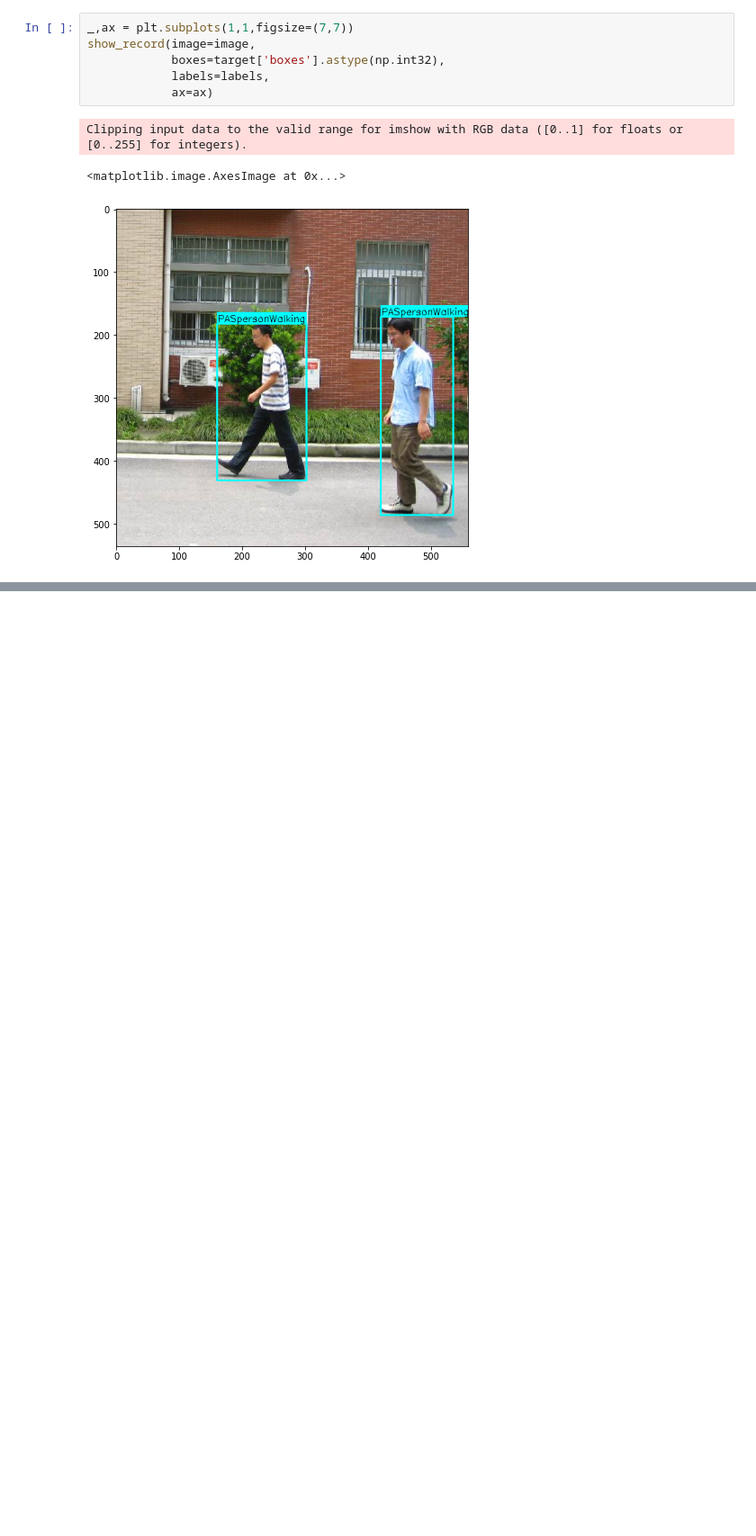
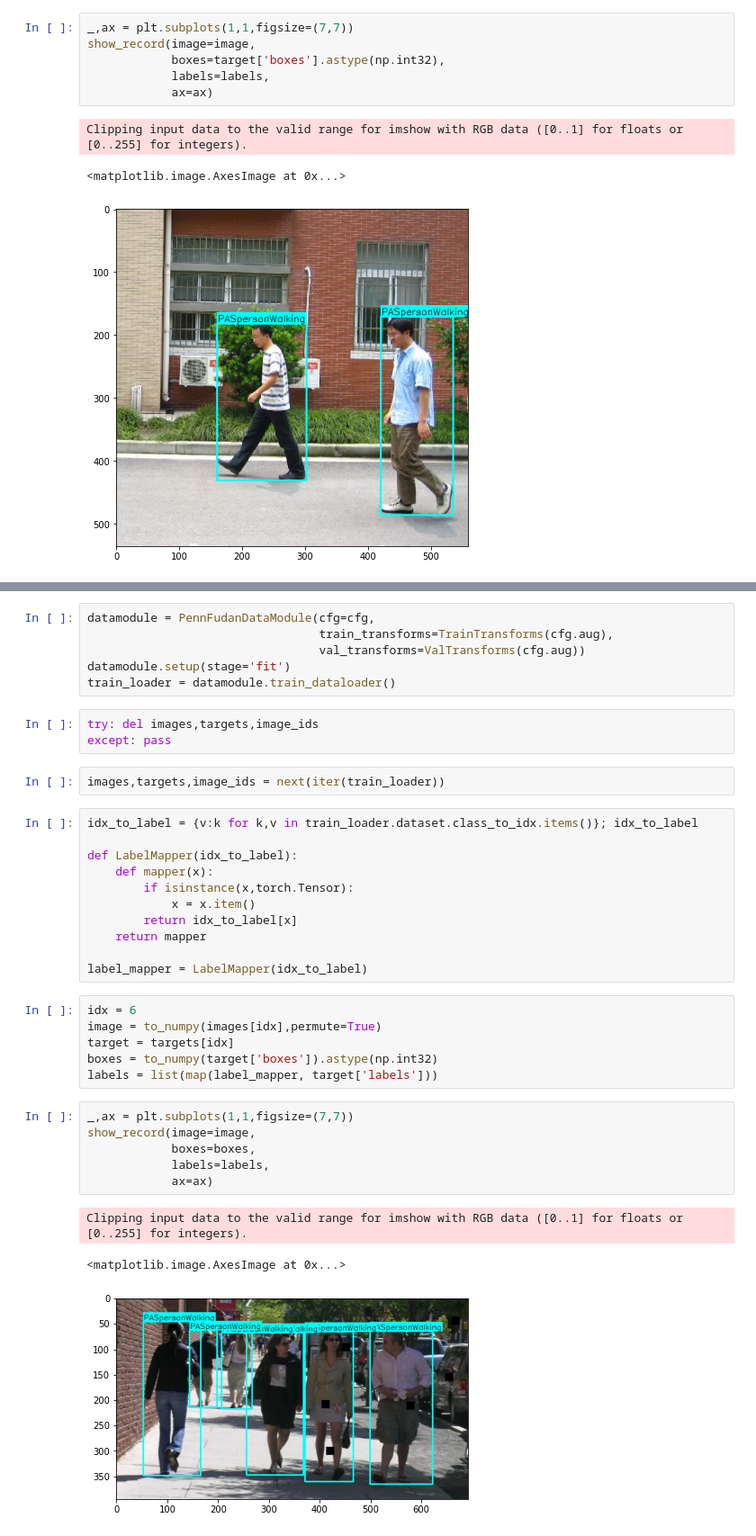
Before and after one commit to Kshitij09/pedestrian-detection, a Jupyter notebook: explore_dataset.ipynb, the cells around one changed output, grey strips where cells are left out. Shown: that part at 90% size. Saved outputs shown, nothing was run; the diff lists cells and outputs as text; blank space fills up the shorter version.

```diff
--- a/explore_dataset.ipynb
+++ b/explore_dataset.ipynb
@@ -113,0 +150,38 @@ Clipping input data to the valid range for imshow with RGB data ([0..1] for floa
+# %%
+datamodule = PennFudanDataModule(cfg=cfg,
+                                 train_transforms=TrainTransforms(cfg.aug),
+                                 val_transforms=ValTransforms(cfg.aug))
+datamodule.setup(stage='fit')
+train_loader = datamodule.train_dataloader()
+# %%
+try: del images,targets,image_ids
+except: pass
+# %%
+images,targets,image_ids = next(iter(train_loader))
+# %%
+idx_to_label = {v:k for k,v in train_loader.dataset.class_to_idx.items()}; idx_to_label
+
+def LabelMapper(idx_to_label):
+    def mapper(x):
+        if isinstance(x,torch.Tensor):
+            x = x.item()
+        return idx_to_label[x]
+    return mapper
+
+label_mapper = LabelMapper(idx_to_label)
+# %%
+idx = 6
+image = to_numpy(images[idx],permute=True)
+target = targets[idx]
+boxes = to_numpy(target['boxes']).astype(np.int32)
+labels = list(map(label_mapper, target['labels']))
+# %%
+_,ax = plt.subplots(1,1,figsize=(7,7))
+show_record(image=image,
+            boxes=boxes,
+            labels=labels,
+            ax=ax)
+# %% [output]
+Clipping input data to the valid range for imshow with RGB data ([0..1] for floats or [0..255] for integers).
+<matplotlib.image.AxesImage at 0x...>
+[figure, added]
```
Also changed, not shown: parts of 6 cells of this notebook, 4 other files.
